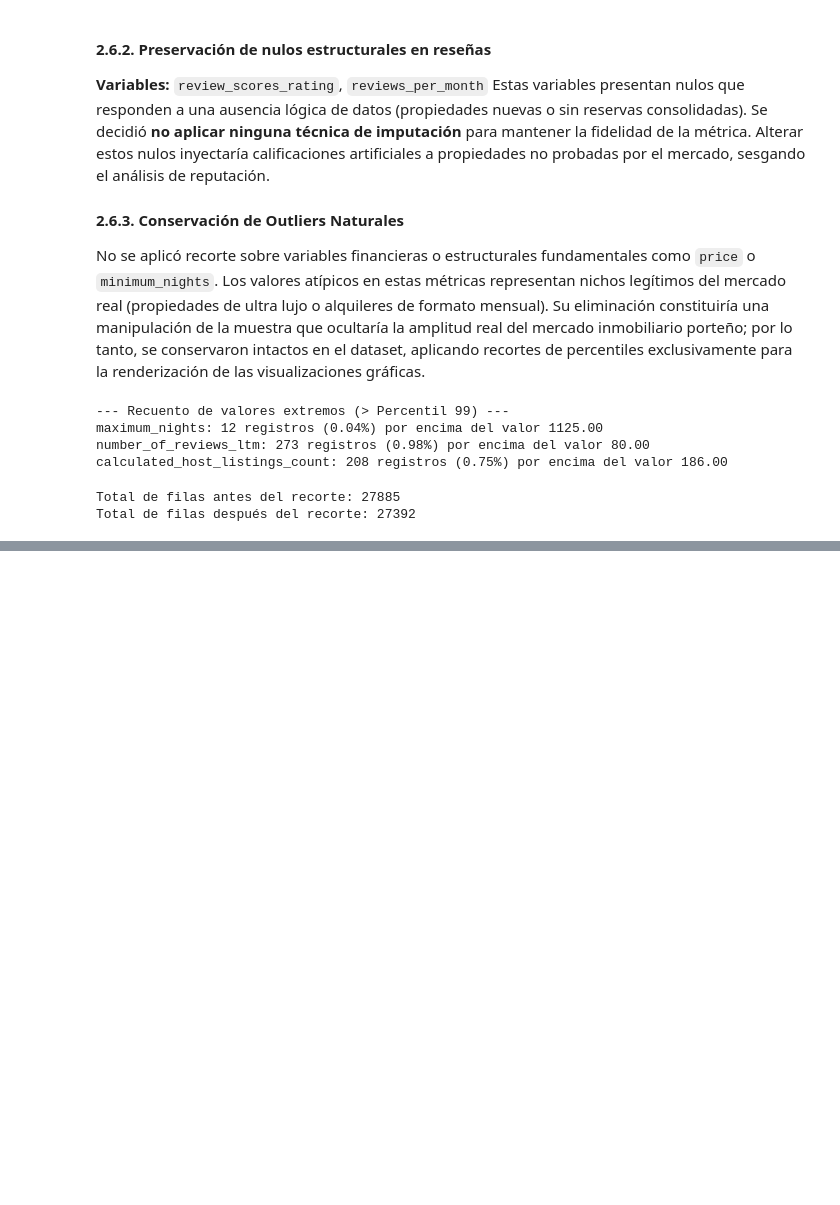
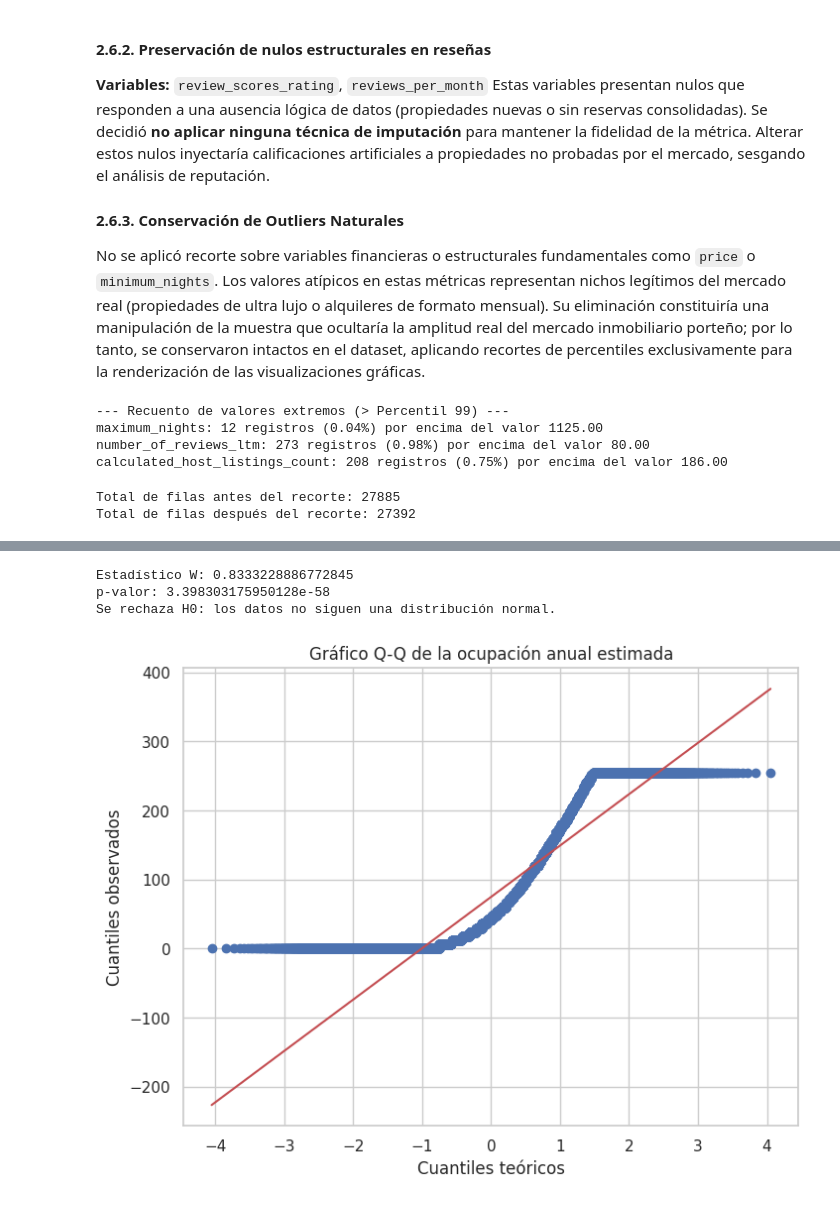
Before and after one commit to Jeronit1/AnalisisDeDatos, a Jupyter notebook: entrega.ipynb, the cells around one changed output, grey strips where cells are left out. Saved outputs shown, nothing was run; the diff lists cells and outputs as text; code cells hidden in the pictures; blank space fills up the shorter version.

```diff
--- a/entrega.ipynb
+++ b/entrega.ipynb
@@ -460,0 +596,35 @@ plt.show()
+# %%
+from scipy.stats import shapiro
+
+#Seleccionar una muestra aleatoria de 5000 observaciones
+#La implementación de Shapiro-Wilk de SciPy advierte que, para muestras superiores a 5.000, el estadístico W es válido, pero el p-valor puede no ser preciso.
+muestra_h1 = x.sample(n=5000, random_state=42)
+
+#Aplicar Shapiro-Wilk
+stat, p_value = shapiro(muestra_h1)
+
+print("Estadístico W:", stat)
+print("p-valor:", p_value)
+
+alpha = 0.05
+
+if p_value < alpha:
+    print("Se rechaza H0: los datos no siguen una distribución normal.")
+else:
+    print("No se rechaza H0: no hay evidencia suficiente para descartar normalidad.")
+import scipy.stats as stats
+
+plt.figure(figsize=(8, 6))
+
+stats.probplot(x, dist="norm", plot=plt)
+
+plt.title("Gráfico Q-Q de la ocupación anual estimada")
+plt.xlabel("Cuantiles teóricos")
+plt.ylabel("Cuantiles observados")
+
+plt.show()
+# %% [output]
+Estadístico W: 0.8333228886772845
+p-valor: 3.398303175950128e-58
+Se rechaza H0: los datos no siguen una distribución normal.
+[figure, added]
```
Also changed, not shown: parts of 13 cells of this notebook, 1 other file.
